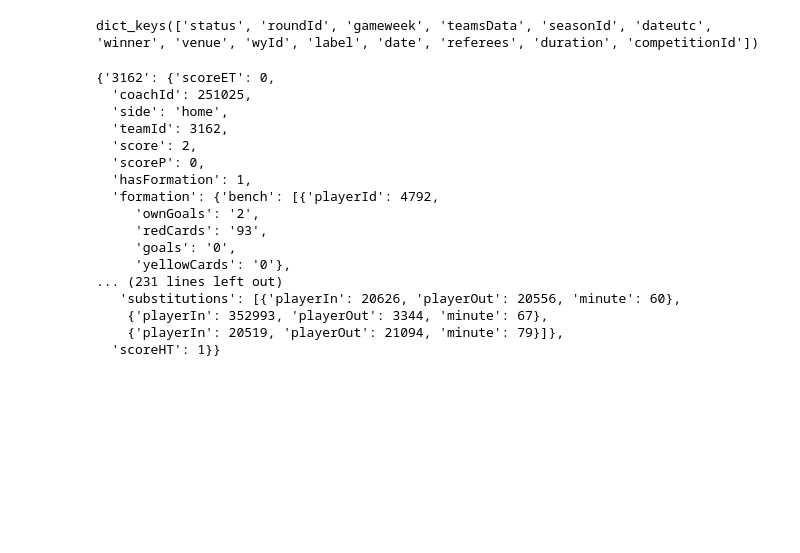
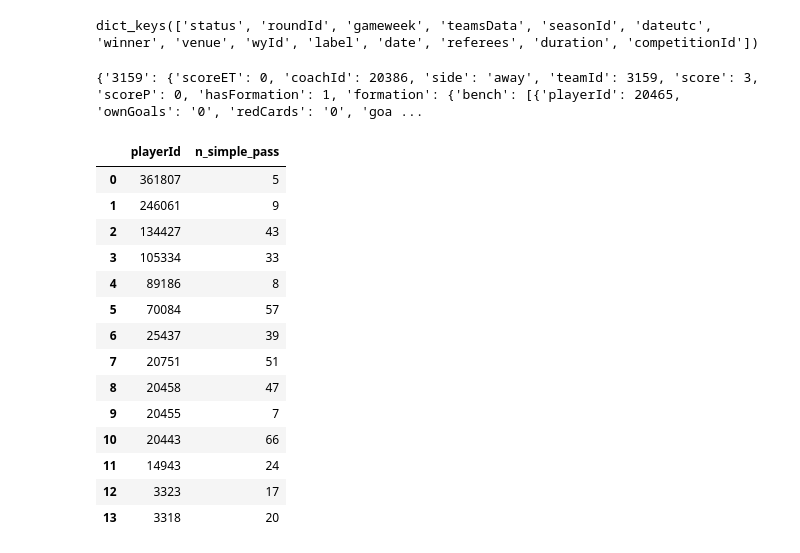
Before and after one commit to gfedi/servififa, a Jupyter notebook: 2019/notebooks/Antonio.ipynb, the cells around one changed output. Saved outputs shown, nothing was run; the diff lists cells and outputs as text; code cells hidden in the pictures; blank space fills up the shorter version.

Commit message:
esercizio4

```diff
--- a/2019/notebooks/Antonio.ipynb
+++ b/2019/notebooks/Antonio.ipynb
@@ -79,23 +79,9 @@ with open("teams.json") as events:
 matches_dict[0].keys()
 # %% [output]
 dict_keys(['status', 'roundId', 'gameweek', 'teamsData', 'seasonId', 'dateutc', 'winner', 'venue', 'wyId', 'label', 'date', 'referees', 'duration', 'competitionId'])
-# %%
-matches_dict[0]["teamsData"]
-# %% [output]
-{'3162': {'scoreET': 0,
-  'coachId': 251025,
-  'side': 'home',
-  'teamId': 3162,
-  'score': 2,
-  'scoreP': 0,
-  'hasFormation': 1,
-  'formation': {'bench': [{'playerId': 4792,
-     'ownGoals': '2',
-     'redCards': '93',
-     'goals': '0',
-     'yellowCards': '0'},
-... (231 lines left out)
-   'substitutions': [{'playerIn': 20626, 'playerOut': 20556, 'minute': 60},
-    {'playerIn': 352993, 'playerOut': 3344, 'minute': 67},
-    {'playerIn': 20519, 'playerOut': 21094, 'minute': 79}]},
-  'scoreHT': 1}}
+# %%
+for m in matches_dict:
+    if m["wyId"] == 2576302:
+        print(m["teamsData"])
+# %% [output]
+{'3159': {'scoreET': 0, 'coachId': 20386, 'side': 'away', 'teamId': 3159, 'score': 3, 'scoreP': 0, 'hasFormation': 1, 'formation': {'bench': [{'playerId': 20465, 'ownGoals': '0', 'redCards': '0', 'goa ...
@@ -101,0 +105,21 @@ matches_dict[0]["teamsData"]
+# %%
+import pandas as pd
+
+df = pd.read_csv("esercizio4.csv", sep=";")
+df
+# %% [output]
+|  | playerId | n_simple_pass |
+| 0 | 361807 | 5 |
+| 1 | 246061 | 9 |
+| 2 | 134427 | 43 |
+| 3 | 105334 | 33 |
+| 4 | 89186 | 8 |
+| 5 | 70084 | 57 |
+| 6 | 25437 | 39 |
+| 7 | 20751 | 51 |
+| 8 | 20458 | 47 |
+| 9 | 20455 | 7 |
+| 10 | 20443 | 66 |
+| 11 | 14943 | 24 |
+| 12 | 3323 | 17 |
+| 13 | 3318 | 20 |
```
Also changed, not shown: parts of 1 cell of this notebook.
